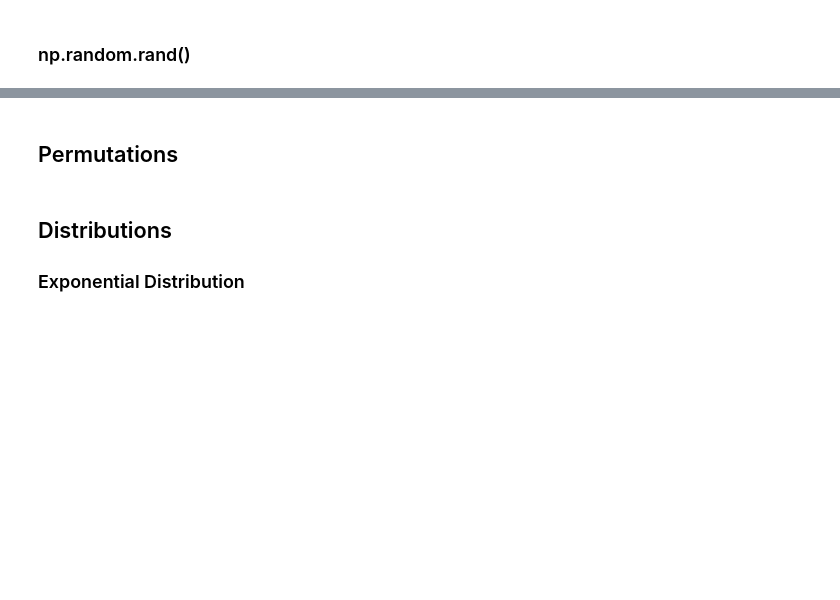
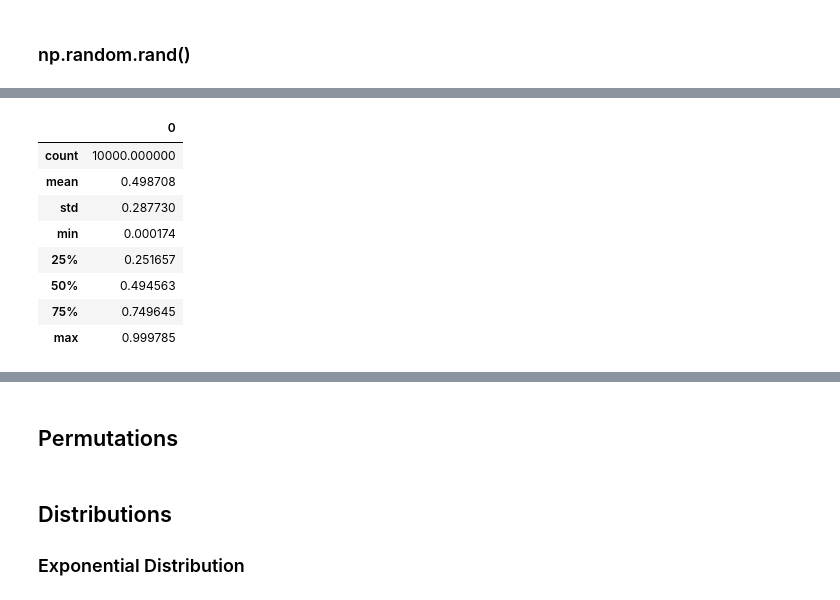
Before and after one commit to declanbarr/numpy-random, a Jupyter notebook: numpy-random.ipynb, the cells around one changed output, grey strips where cells are left out. Saved outputs shown, nothing was run; the diff lists cells and outputs as text; code cells hidden in the pictures; blank space fills up the shorter version.

```diff
--- a/numpy-random.ipynb
+++ b/numpy-random.ipynb
@@ -73,0 +84,13 @@ array([[[ 0.48845865,  0.3730837 ,  0.63699166],
+# %%
+df = pd.DataFrame(normalArray)
+df.describe()
+# %% [output]
+|  | 0 |
+| count | 10000.000000 |
+| mean | 0.498708 |
+| std | 0.287730 |
+| min | 0.000174 |
+| 25% | 0.251657 |
+| 50% | 0.494563 |
+| 75% | 0.749645 |
+| max | 0.999785 |
```
Also changed, not shown: parts of 22 cells of this notebook.
